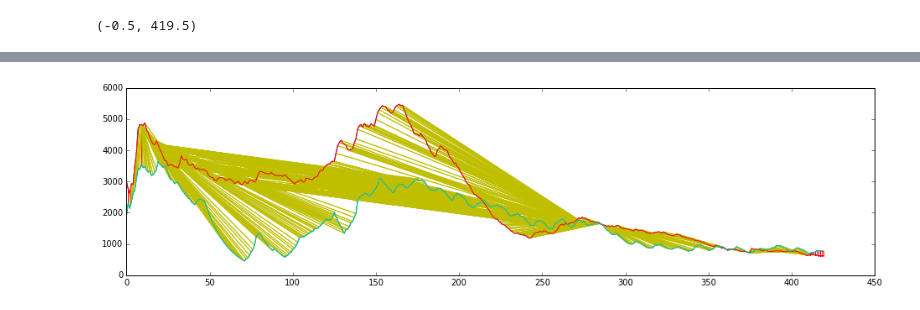
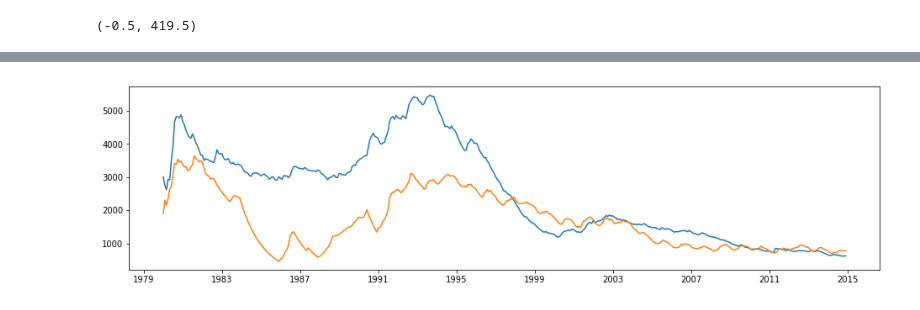
Before and after one commit to vslovik/dm, a Jupyter notebook: time_series/killbill4.ipynb, the cells around one changed output, grey strips where cells are left out. Saved outputs shown, nothing was run; the diff lists cells and outputs as text; code cells hidden in the pictures.

Commit message:
time series

```diff
--- a/time_series/killbill4.ipynb
+++ b/time_series/killbill4.ipynb
@@ -115,7 +115,7 @@ for i in range(0,51):
     x.columns = ['Incident']
     x = x.reindex(idx, fill_value=0)
     x = x.fillna(0)
-    my_series[state] = pd.Series(x['Incident'].values)
+    my_series[state] = pd.Series(x['Incident'])
 
 my_series['Alabama'].head()
 # %% [output]
@@ -645,14 +643,14 @@ plt.show()
 # %%
 ll=path
-yshift = 10
-for i in range(len(ll[0])):
-    if ll[0][i] == ll[1][i]:
-        col = 'r-'
-    else:
-        col = 'y-'
-    plt.plot([ ll[1][i], ll[0][i] ] , [ Illinois[ll[1][i]], California[ll[0][i]]+yshift ], col)
+# yshift = 10
+# for i in range(len(ll[0])):
+#     if ll[0][i] == ll[1][i]:
+#         col = 'r-'
+#     else:
+#         col = 'y-'
+#     plt.plot([ ll[1][i], ll[0][i] ] , [ Illinois[ll[1][i]], California[ll[0][i]]+yshift ], col)
 plt.plot(California+yshift)
 plt.plot(Illinois)
 plt.show()
 # %% [output]
-[figure, old version]
+[figure, new version]
```
Also changed, not shown: parts of 30 cells of this notebook, 4 other files.
